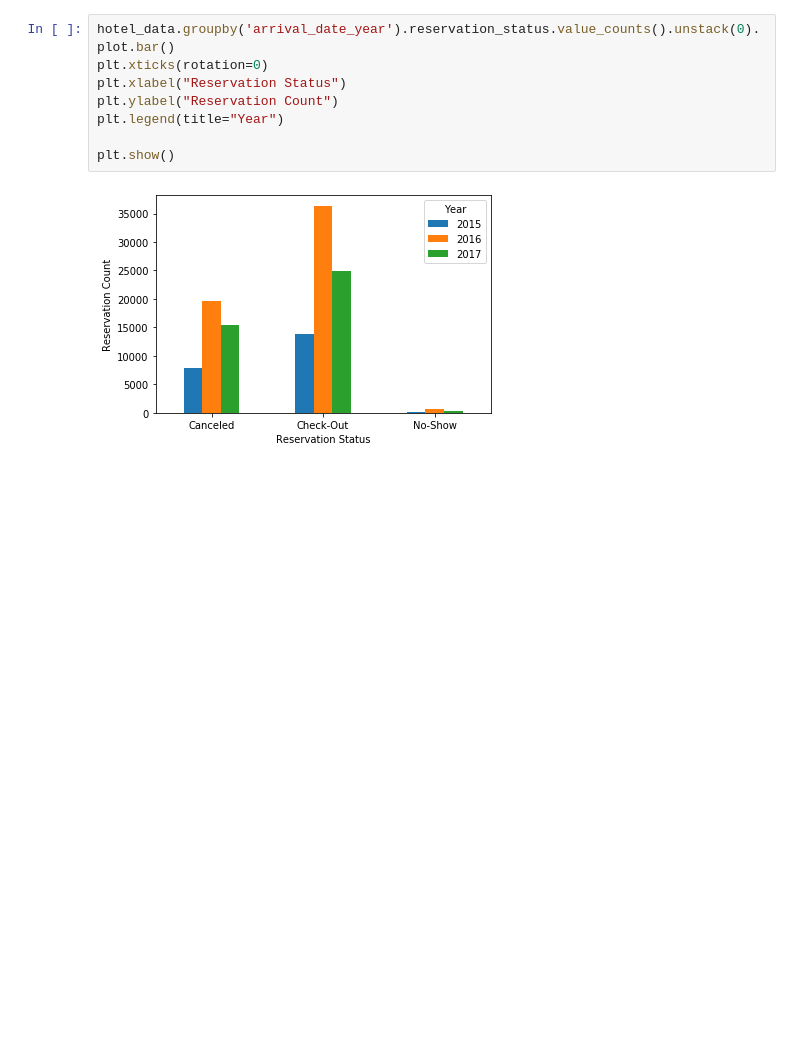
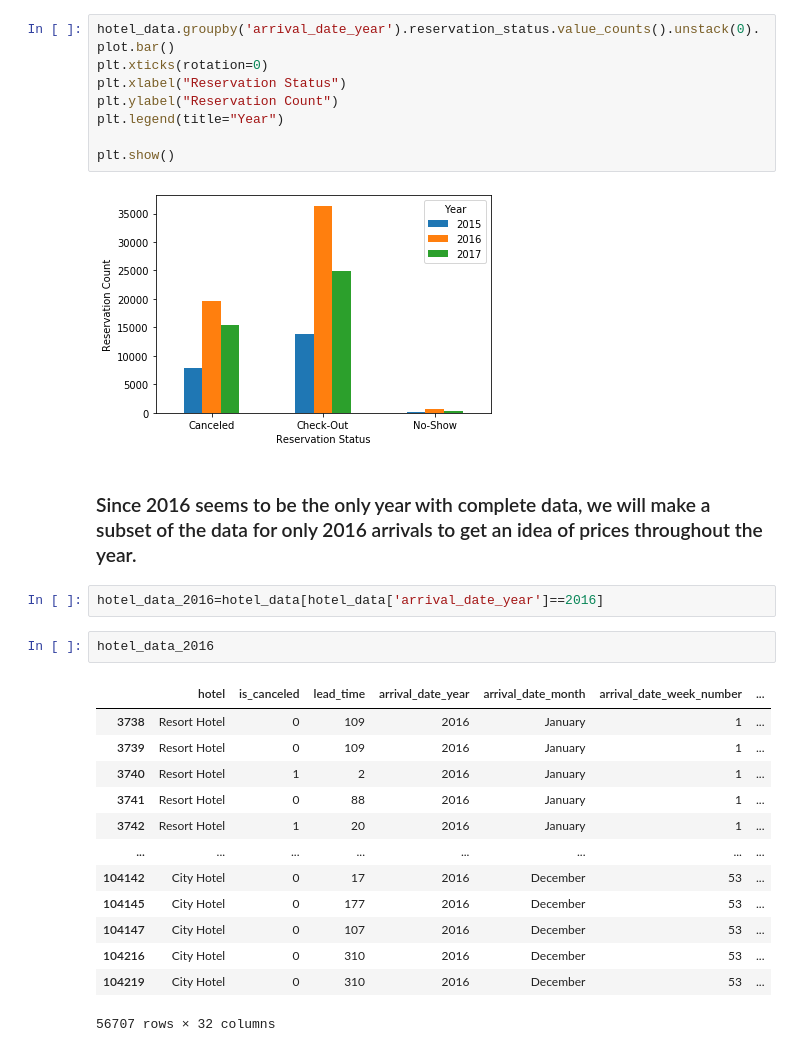
Before and after one commit to chrisrutherford/personalprojects, a Jupyter notebook: hotel/hotels.ipynb, the cells around one changed output. Drawn from its saved outputs; the diff is of its cells as text; blank space fills up the shorter version.

```diff
--- a/hotel/hotels.ipynb
+++ b/hotel/hotels.ipynb
@@ -132,3 +132,23 @@ plt.legend(title="Year")
 plt.show()
 # %% [output]
 [figure]
+# %% [markdown]
+### Since 2016 seems to be the only year with complete data, we will make a subset of the data for only 2016 arrivals to get an idea of prices throughout the year.
+# %%
+hotel_data_2016=hotel_data[hotel_data['arrival_date_year']==2016]
+# %%
+hotel_data_2016
+# %% [output]
+|  | hotel | is_canceled | lead_time | arrival_date_year | arrival_date_month | arrival_date_week_number | ... |
+| 3738 | Resort Hotel | 0 | 109 | 2016 | January | 1 | ... |
+| 3739 | Resort Hotel | 0 | 109 | 2016 | January | 1 | ... |
+| 3740 | Resort Hotel | 1 | 2 | 2016 | January | 1 | ... |
+| 3741 | Resort Hotel | 0 | 88 | 2016 | January | 1 | ... |
+| 3742 | Resort Hotel | 1 | 20 | 2016 | January | 1 | ... |
+| ... | ... | ... | ... | ... | ... | ... | ... |
+| 104142 | City Hotel | 0 | 17 | 2016 | December | 53 | ... |
+| 104145 | City Hotel | 0 | 177 | 2016 | December | 53 | ... |
+| 104147 | City Hotel | 0 | 107 | 2016 | December | 53 | ... |
+| 104216 | City Hotel | 0 | 310 | 2016 | December | 53 | ... |
+| 104219 | City Hotel | 0 | 310 | 2016 | December | 53 | ... |
+56707 rows × 32 columns
```
